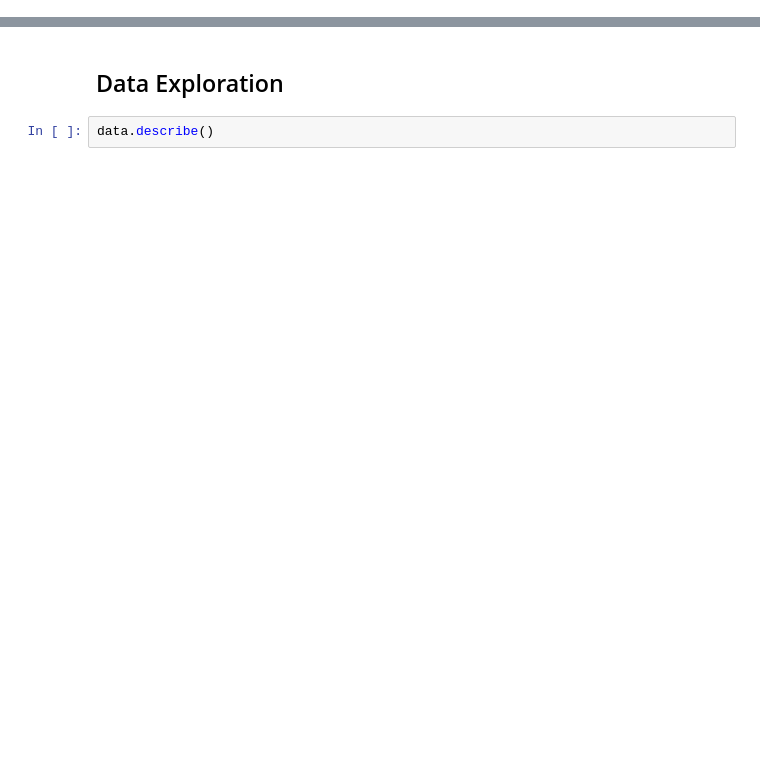
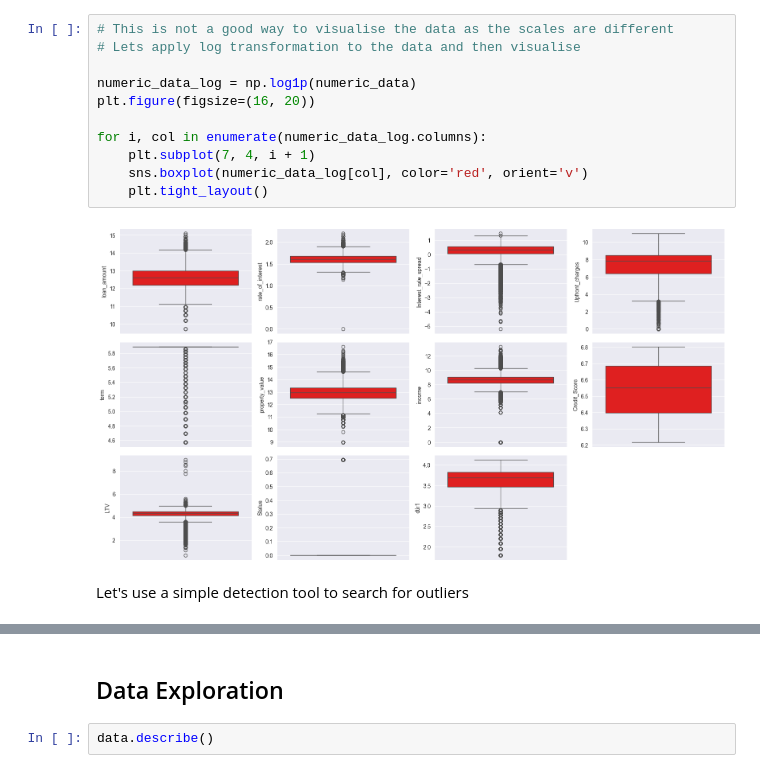
Before and after one commit to thebekhruz/predictive_modelling, a Jupyter notebook: eda/eda.ipynb, the cells around one changed output, grey strips where cells are left out. Saved outputs shown, nothing was run; the diff lists cells and outputs as text; blank space fills up the shorter version.

```diff
--- a/eda/eda.ipynb
+++ b/eda/eda.ipynb
@@ -0,0 +181,15 @@
+# %%
+# This is not a good way to visualise the data as the scales are different
+# Lets apply log transformation to the data and then visualise
+
+numeric_data_log = np.log1p(numeric_data)
+plt.figure(figsize=(16, 20))
+
+for i, col in enumerate(numeric_data_log.columns):
+    plt.subplot(7, 4, i + 1)
+    sns.boxplot(numeric_data_log[col], color='red', orient='v')
+    plt.tight_layout()
+# %% [output]
+[figure, added]
+# %% [markdown]
+Let's use a simple detection tool to search for outliers
```
Also changed, not shown: parts of 39 cells of this notebook, 11 other files.
